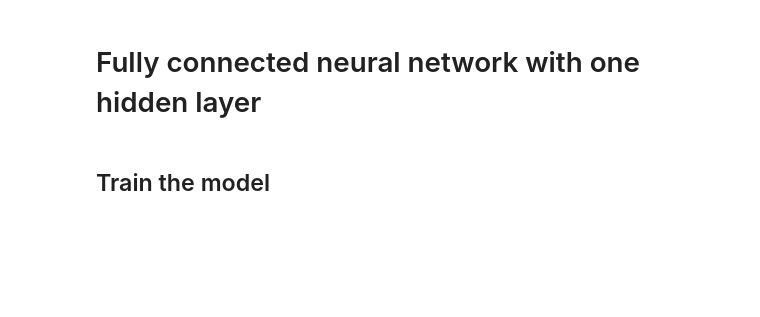
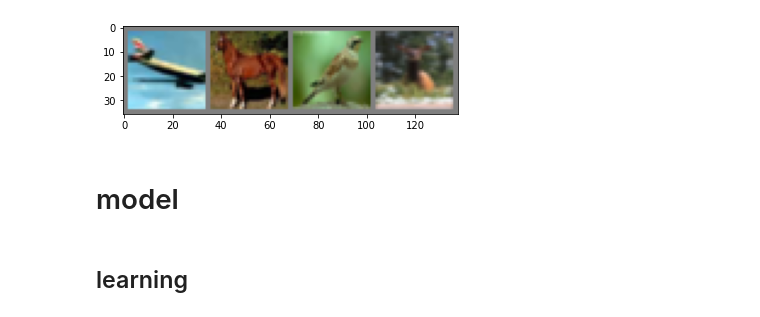
Before and after one commit to AlexeyTri/PyTorchTutorials_2025, a Jupyter notebook: Tutorial11.ipynb, the cells around one changed output. Drawn from its saved outputs; the diff is of its cells as text; code cells hidden in the pictures; blank space fills up the shorter version.

```diff
--- a/Tutorial11.ipynb
+++ b/Tutorial11.ipynb
@@ -23,9 +25,14 @@ learning_rate = 0.001
+# %%
+transform = transforms.Compose([transforms.ToTensor(), transforms.Normalize((0.5,0.5,0.5), (0.5,0.5,0.5))])
 # %%
-train_dataset = torchvision.datasets.MNIST(root='./data',
+train_dataset = torchvision.datasets.CIFAR10(root='./data',
                                            train=True,
-                                           transform=transforms.ToTensor(),
+                                           transform=transform,
                                            download=True)
-
-test_dataset = torchvision.datasets.MNIST(root='./data',
-                                          train=False,
-                                          transform=transforms.ToTensor())
+test_dataset = torchvision.datasets.CIFAR10(root='./data',
+                                          train=False, download=False,
+                                          transform=transform)
+train_loader = torch.utils.data.DataLoader(train_dataset, batch_size=batch_size,
+                                           shuffle=True)
+test_loader = torch.utils.data.DataLoader(test_dataset, batch_size=batch_size,
+                                           shuffle=False)
@@ -34,15 +41,0 @@ test_dataset = torchvision.datasets.MNIST(root='./data',
-# %%
-train_loader = torch.utils.data.DataLoader(dataset=train_dataset,
-                                           batch_size=batch_size,
-                                           shuffle=True)
-
-test_loader = torch.utils.data.DataLoader(dataset=test_dataset,
-                                          batch_size=batch_size,
-                                          shuffle=False)
-
-examples = iter(test_loader)
-example_data, example_targets = next(examples)
-for i in range(6):
-    plt.subplot(2,3,i+1)
-    plt.imshow(example_data[i][0], cmap='gray')
-plt.show()
@@ -51,2 +41,0 @@ plt.show()
-# %% [markdown]
-# Fully connected neural network with one hidden layer
@@ -70,2 +44,15 @@ model = NeuralNet(input_size, hidden_size, num_classes).to(device)
+# %%
+def imshow(img):
+    img = img / 2 + 0.5
+    npimg = img.numpy()
+    plt.imshow(np.transpose(npimg, (1,2,0)))
+    plt.show()
+# %%
+dataiter = iter(train_loader)
+images, labels = next(dataiter)
+
+imshow(torchvision.utils.make_grid(images))
+# %% [output]
+[figure, added]
 # %% [markdown]
-## Train the model
+# model
@@ -72,3 +84,5 @@ model = NeuralNet(input_size, hidden_size, num_classes).to(device)
+# %% [markdown]
+## learning
 # %%
 n_total_steps = len(train_loader)
 for epoch in range(num_epochs):
```
Also changed, not shown: parts of 16 cells of this notebook.
